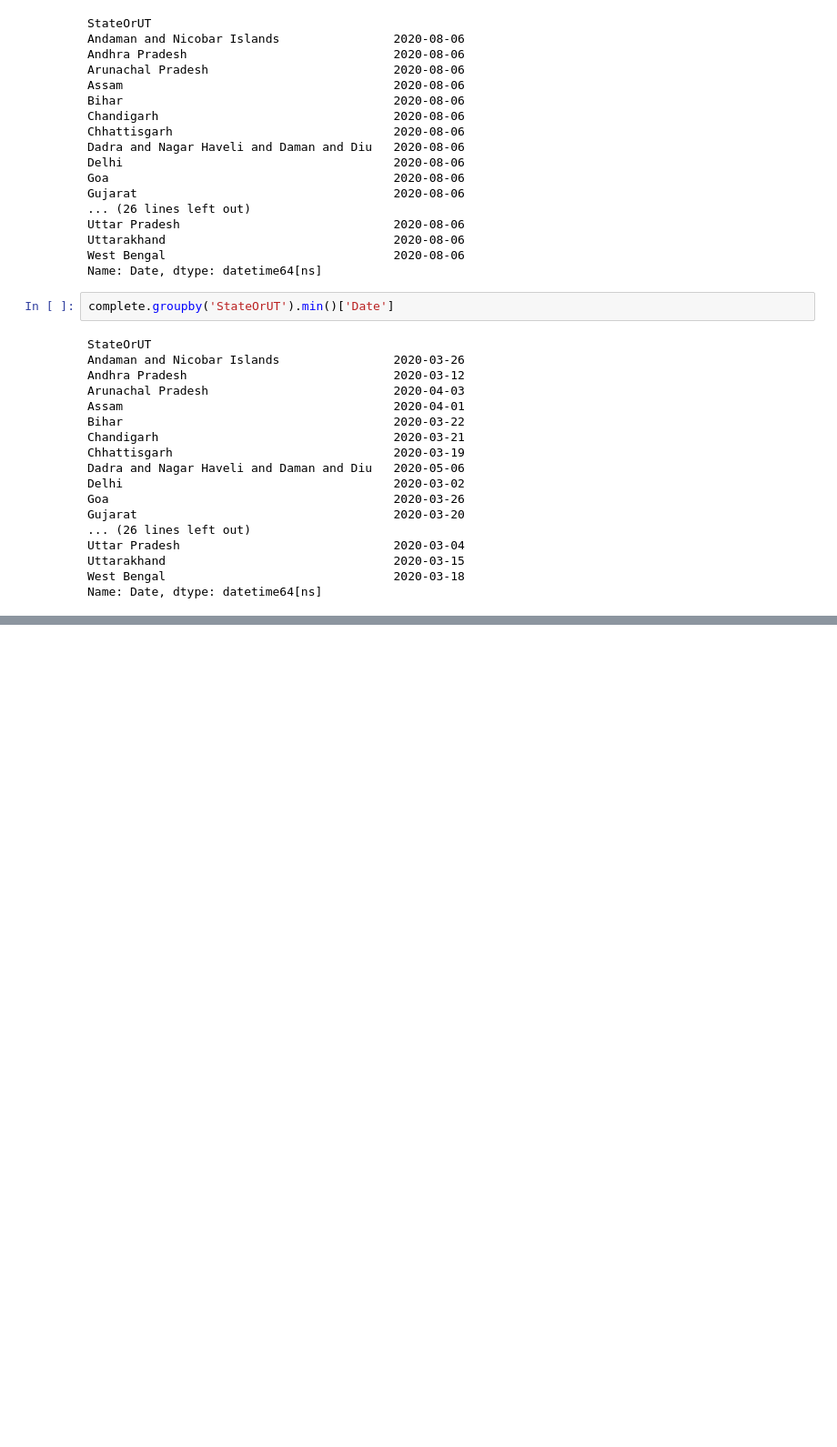
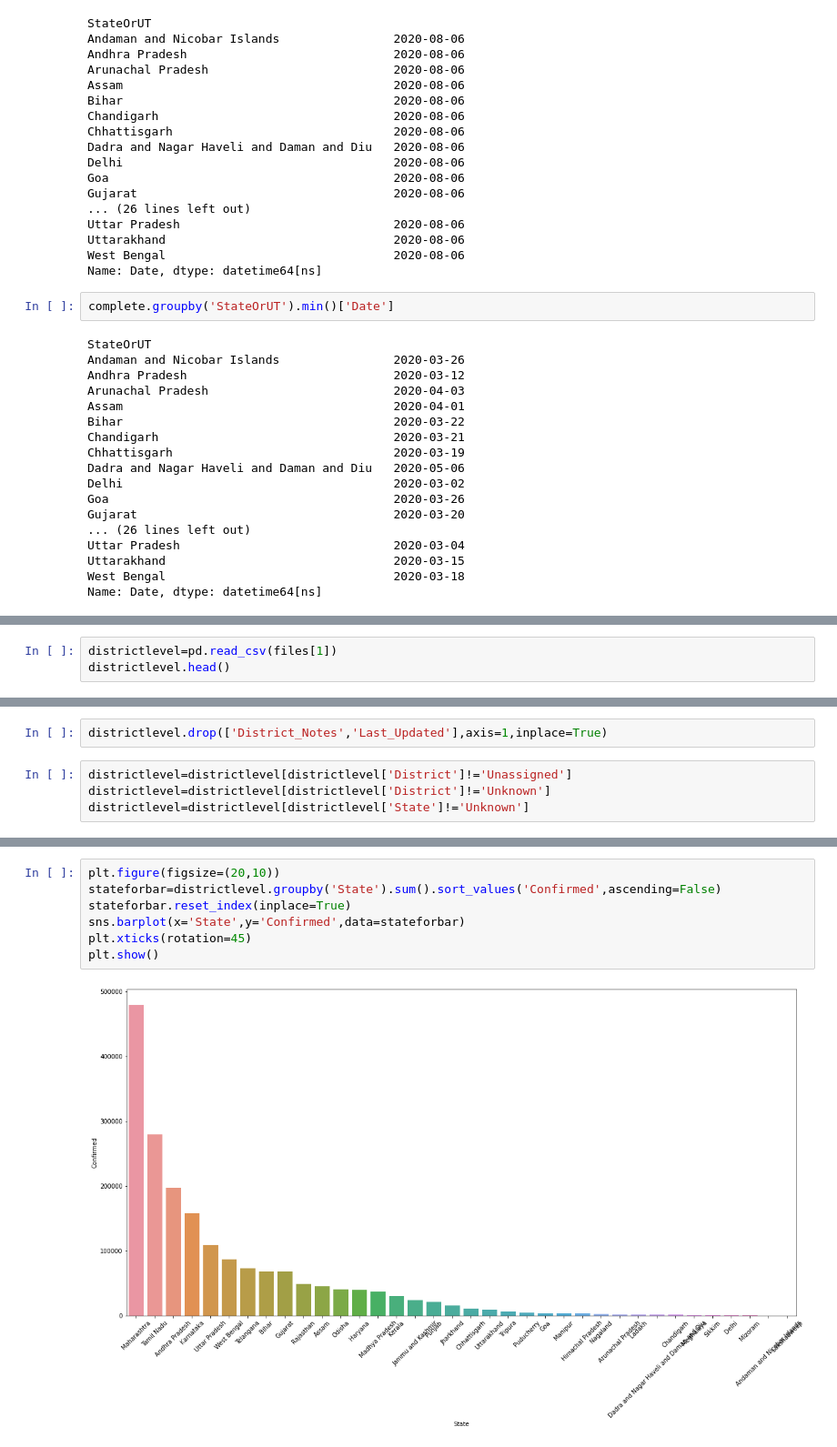
Before and after one commit to acchu99/covid-19-data-mining, a Jupyter notebook: COVID_19_Data_Mining.ipynb, the cells around one changed output, grey strips where cells are left out. Shown at 91% size. Saved outputs shown, nothing was run; the diff lists cells and outputs as text; blank space fills up the shorter version.

```diff
--- a/COVID_19_Data_Mining.ipynb
+++ b/COVID_19_Data_Mining.ipynb
@@ -69,0 +117,3 @@ plt.show()
+# %%
+districtlevel=pd.read_csv(files[1])
+districtlevel.head()
@@ -69,0 +127,6 @@ plt.show()
+# %%
+districtlevel.drop(['District_Notes','Last_Updated'],axis=1,inplace=True)
+# %%
+districtlevel=districtlevel[districtlevel['District']!='Unassigned']
+districtlevel=districtlevel[districtlevel['District']!='Unknown']
+districtlevel=districtlevel[districtlevel['State']!='Unknown']
@@ -69,0 +146,9 @@ plt.show()
+# %%
+plt.figure(figsize=(20,10))
+stateforbar=districtlevel.groupby('State').sum().sort_values('Confirmed',ascending=False)
+stateforbar.reset_index(inplace=True)
+sns.barplot(x='State',y='Confirmed',data=stateforbar)
+plt.xticks(rotation=45)
+plt.show()
+# %% [output]
+[figure, added]
```
Also changed, not shown: parts of 10 cells of this notebook.
